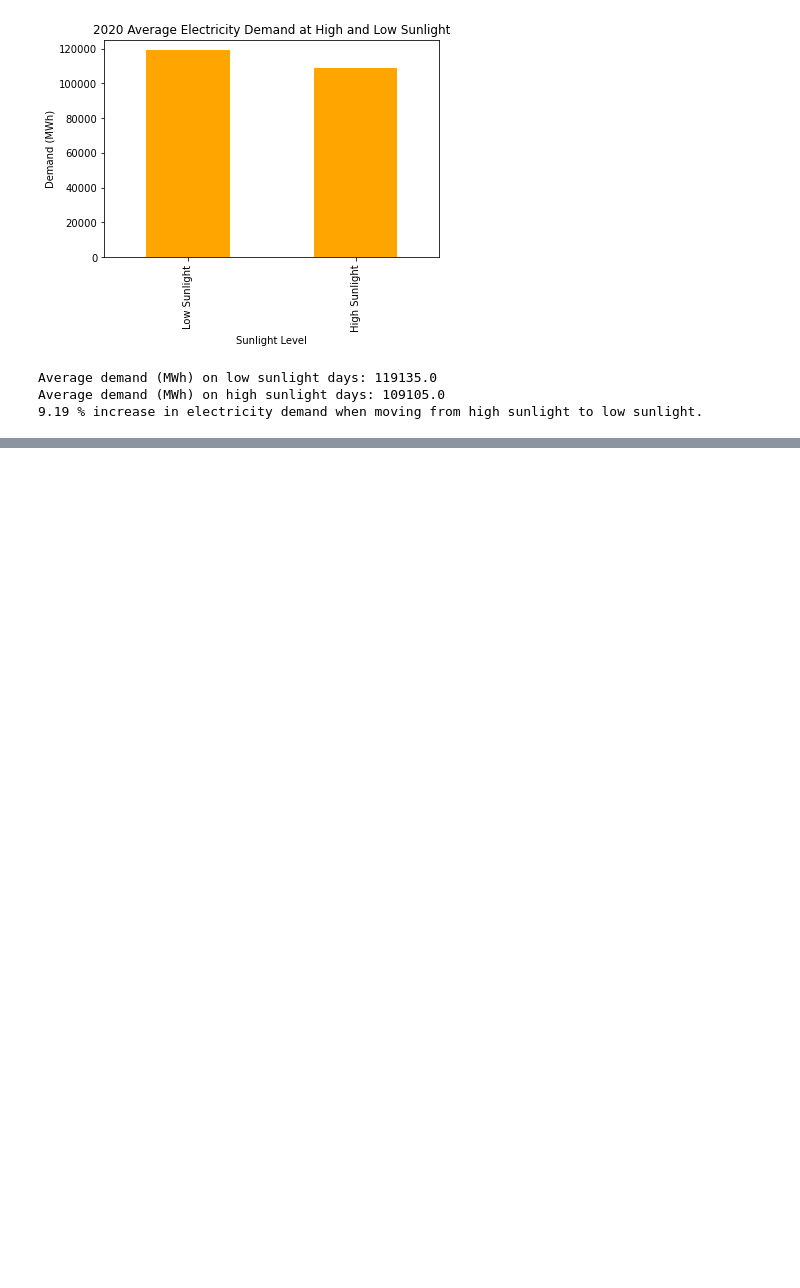
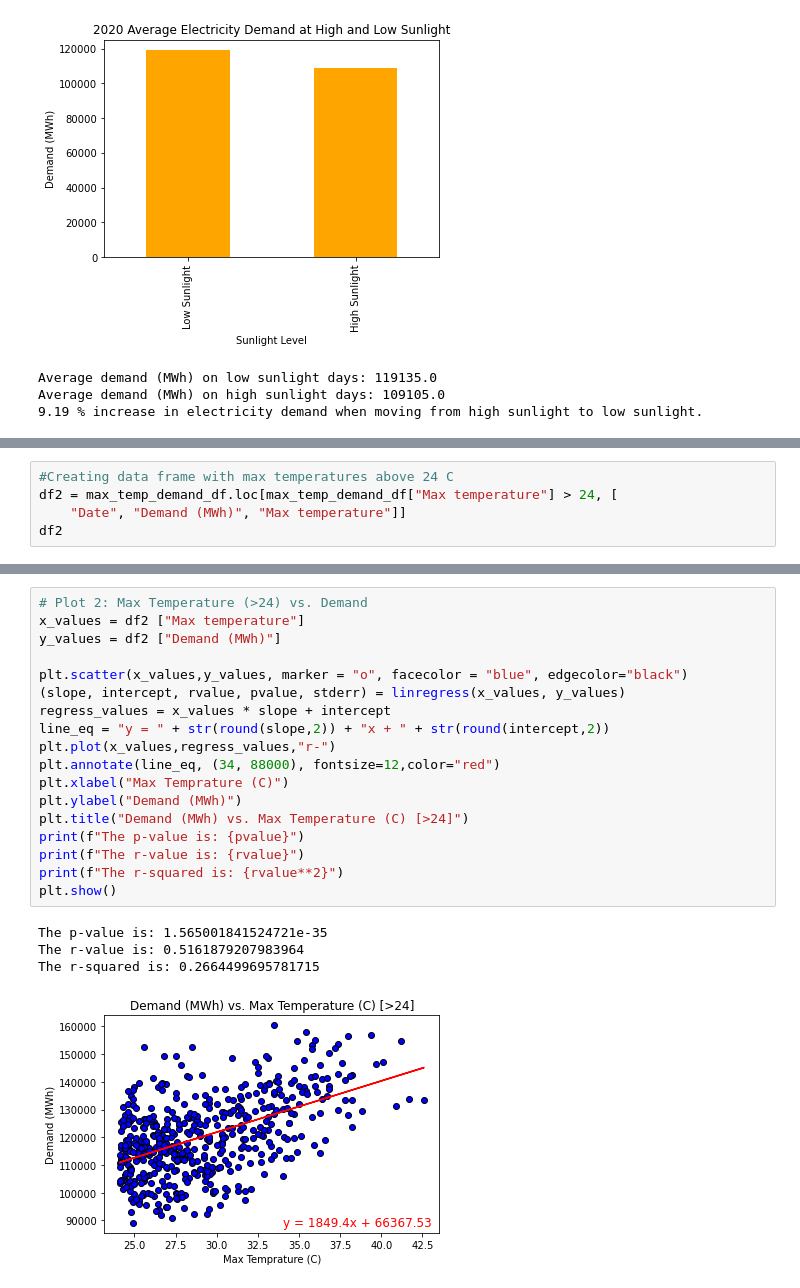
Before and after one commit to AThompson7/Project-1, a Jupyter notebook: electricity.ipynb, the cells around one changed output, grey strips where cells are left out. Cells and saved outputs as stored; diff of their text form; blank space fills up the shorter version.

```diff
--- a/electricity.ipynb
+++ b/electricity.ipynb
@@ -145,0 +186,5 @@ Average demand (MWh) on high sunlight days: 109105.0
+# %%
+#Creating data frame with max temperatures above 24 C
+df2 = max_temp_demand_df.loc[max_temp_demand_df["Max temperature"] > 24, [
+    "Date", "Demand (MWh)", "Max temperature"]]
+df2
@@ -145,0 +228,23 @@ Average demand (MWh) on high sunlight days: 109105.0
+# %%
+# Plot 2: Max Temperature (>24) vs. Demand
+x_values = df2 ["Max temperature"]
+y_values = df2 ["Demand (MWh)"]
+
+plt.scatter(x_values,y_values, marker = "o", facecolor = "blue", edgecolor="black")
+(slope, intercept, rvalue, pvalue, stderr) = linregress(x_values, y_values)
+regress_values = x_values * slope + intercept
+line_eq = "y = " + str(round(slope,2)) + "x + " + str(round(intercept,2))
+plt.plot(x_values,regress_values,"r-")
+plt.annotate(line_eq, (34, 88000), fontsize=12,color="red")
+plt.xlabel("Max Temprature (C)")
+plt.ylabel("Demand (MWh)")
+plt.title("Demand (MWh) vs. Max Temperature (C) [>24]")
+print(f"The p-value is: {pvalue}")
+print(f"The r-value is: {rvalue}")
+print(f"The r-squared is: {rvalue**2}")
+plt.show()
+# %% [output]
+The p-value is: 1.565001841524721e-35
+The r-value is: 0.5161879207983964
+The r-squared is: 0.2664499695781715
+[figure, added]
```
Also changed, not shown: parts of 35 cells of this notebook.
